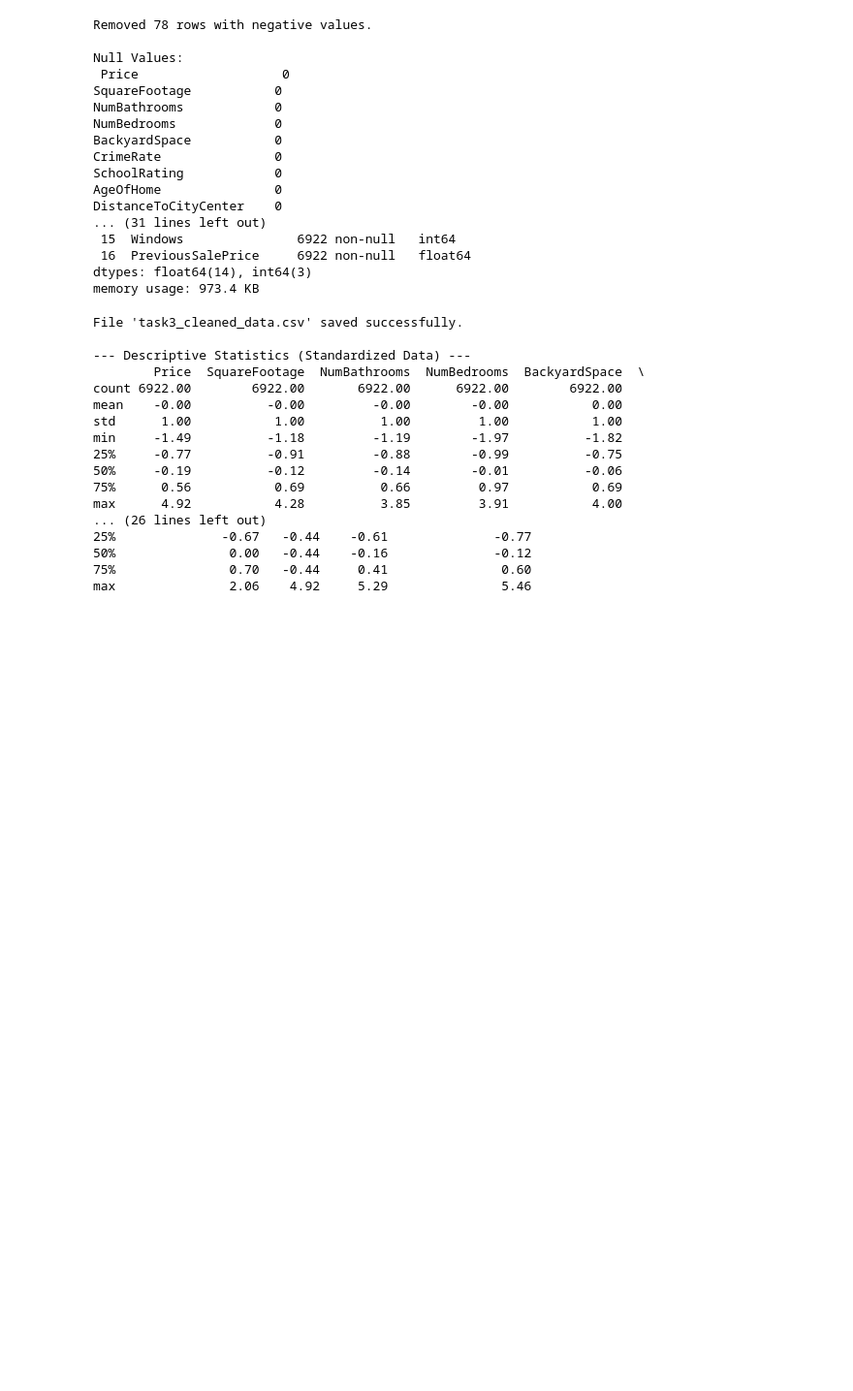
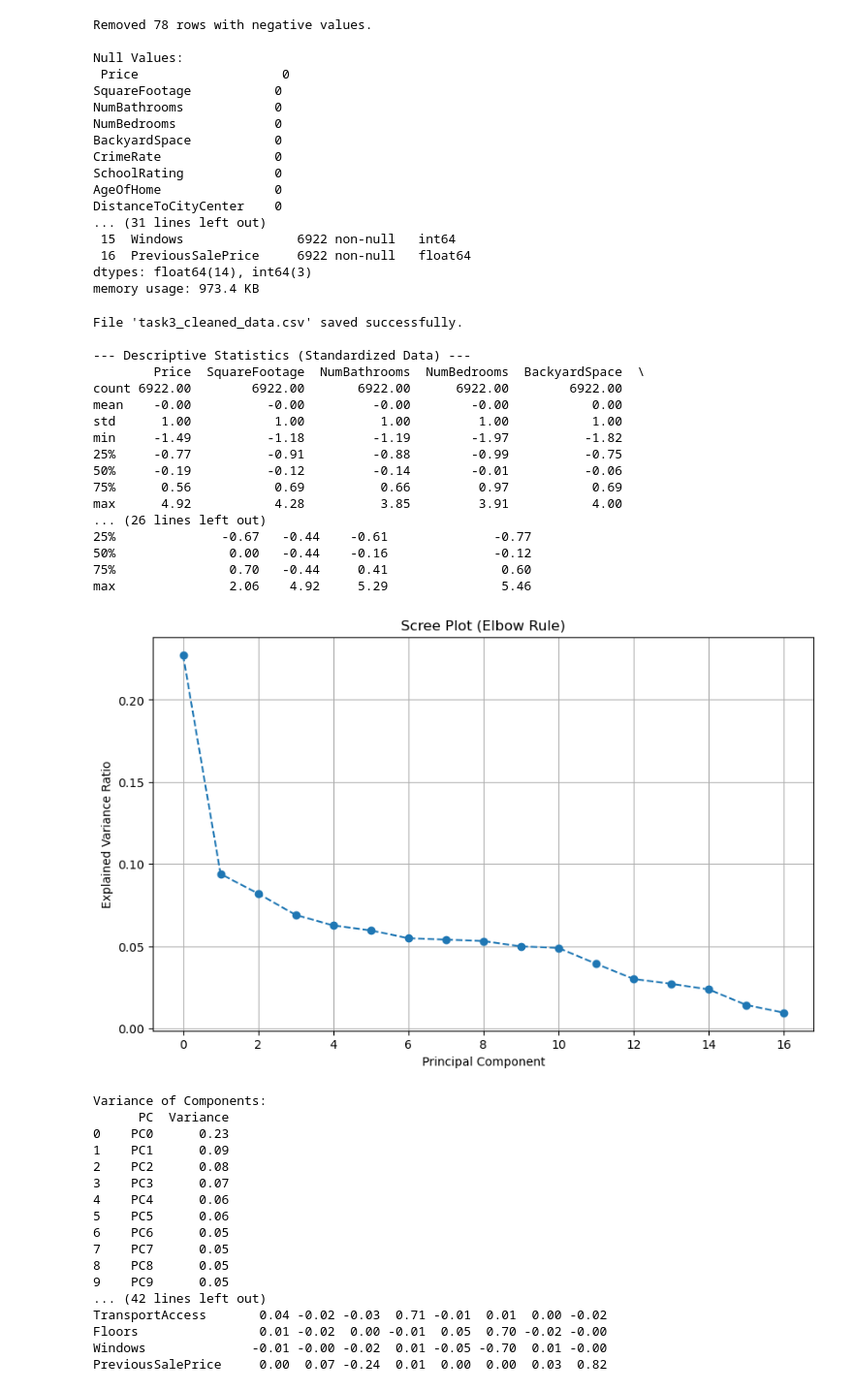
Before and after one commit to jdemuth17/D600, a Jupyter notebook: D600_task_3.ipynb, the cells around one changed output. Shown at 97% size. Cells and saved outputs as stored; diff of their text form; code cells hidden in the pictures; blank space fills up the shorter version.

Commit message:
Added PCA, Scree plot, loading matrix, and variance of components.

```diff
--- a/D600_task_3.ipynb
+++ b/D600_task_3.ipynb
@@ -96,3 +96,57 @@ max      4.92           4.28          3.85         3.91           4.00
 50%               0.00   -0.44    -0.16              -0.12
 75%               0.70   -0.44     0.41               0.60
 max               2.06    4.92     5.29               5.46
+# %%
+# 1. Fit PCA with all features.
+from sklearn.decomposition import PCA
+
+
+pca_full = PCA()
+pca_full.fit(X_scaled)
+
+# 2. Generate Scree Plot
+plt.figure(figsize=(10, 6))
+plt.plot(range( len(pca_full.explained_variance_ratio_) ),
+         pca_full.explained_variance_ratio_, marker='o', linestyle='--')
+plt.title('Scree Plot (Elbow Rule)')
+plt.xlabel('Principal Component')
+plt.ylabel('Explained Variance Ratio')
+plt.grid(True)
+plt.show()
+
+# 3. Print Variance Info - ALL Components
+explained_variance = pd.DataFrame({
+    'PC': [f'PC{i}' for i in range(len(pca_full.explained_variance_ratio_))],
+    'Variance': pca_full.explained_variance_ratio_,
+
+})
+print("\nVariance of Components:")
+print(explained_variance)
+
+# 4. Print Loading Matrix - ALL PCs
+loading_matrix = pd.DataFrame(
+    pca_full.components_.T,
+    columns=[f'PC{i}' for i in range(len(pca_full.components_))],
+    index=X_scaled.columns
+)
+print("\n Loading Matrix")
+print(loading_matrix.round(3))
+# %% [output]
+[figure, added]
+Variance of Components:
+      PC  Variance
+0    PC0      0.23
+1    PC1      0.09
+2    PC2      0.08
+3    PC3      0.07
+4    PC4      0.06
+5    PC5      0.06
+6    PC6      0.05
+7    PC7      0.05
+8    PC8      0.05
+9    PC9      0.05
+... (42 lines left out)
+TransportAccess       0.04 -0.02 -0.03  0.71 -0.01  0.01  0.00 -0.02
+Floors                0.01 -0.02  0.00 -0.01  0.05  0.70 -0.02 -0.00
+Windows              -0.01 -0.00 -0.02  0.01 -0.05 -0.70  0.01 -0.00
+PreviousSalePrice     0.00  0.07 -0.24  0.01  0.00  0.00  0.03  0.82
```
